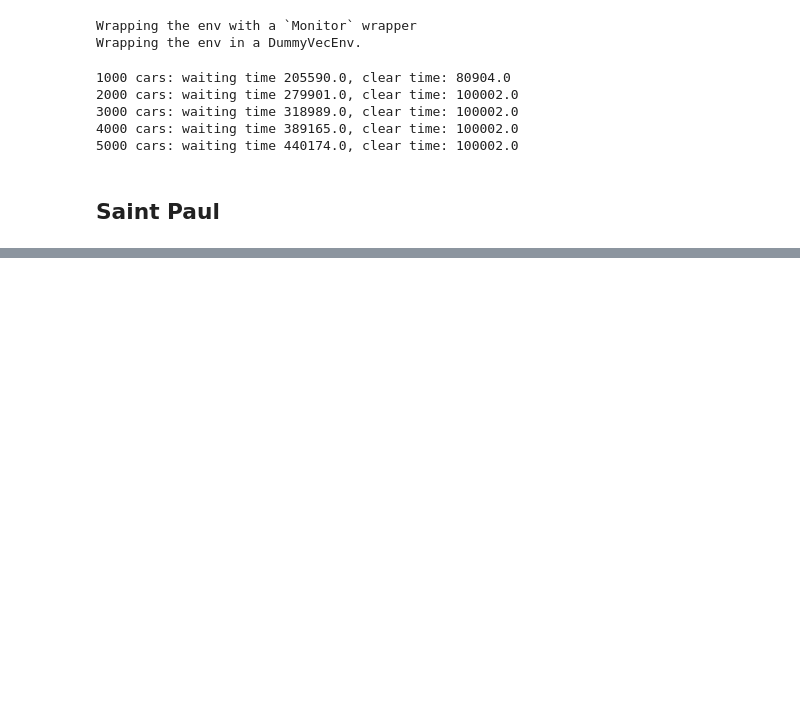
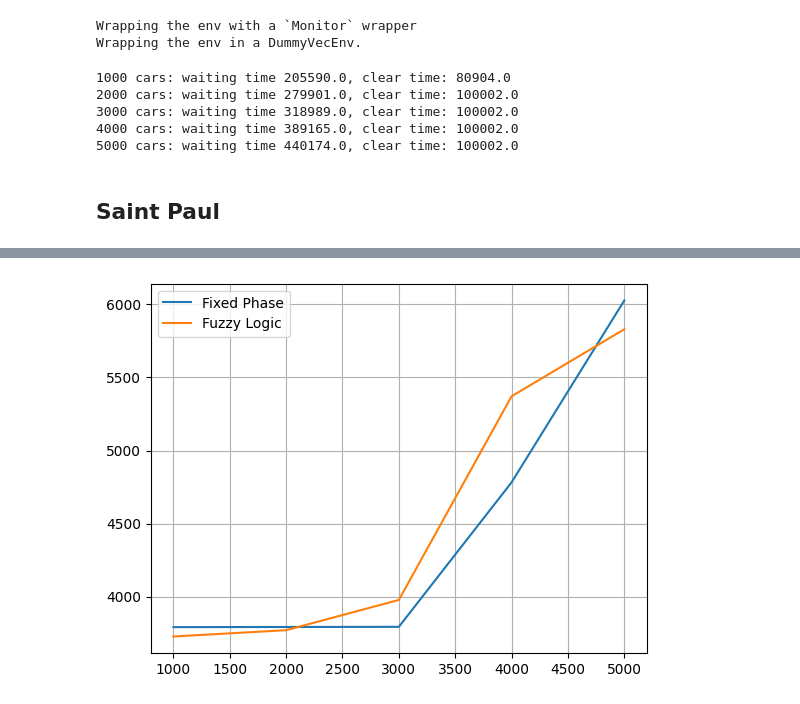
Before and after one commit to giftnichakul/deeprl-traffic-control, a Jupyter notebook: main.ipynb, the cells around one changed output, grey strips where cells are left out. Saved outputs shown, nothing was run; the diff lists cells and outputs as text; code cells hidden in the pictures; blank space fills up the shorter version.

```diff
--- a/main.ipynb
+++ b/main.ipynb
@@ -122,0 +138,8 @@ traci.close()
+# %%
+plt.plot(df['vehicle per hour'], df['clear_fixed'], label = "Fixed Phase")
+plt.plot(df['vehicle per hour'], df['fuzzy_total_clear_time'], label = "Fuzzy Logic")
+plt.grid()
+plt.legend()
+plt.show()
+# %% [output]
+[figure, added]
```
Also changed, not shown: parts of 2 cells of this notebook, 2 other files.
